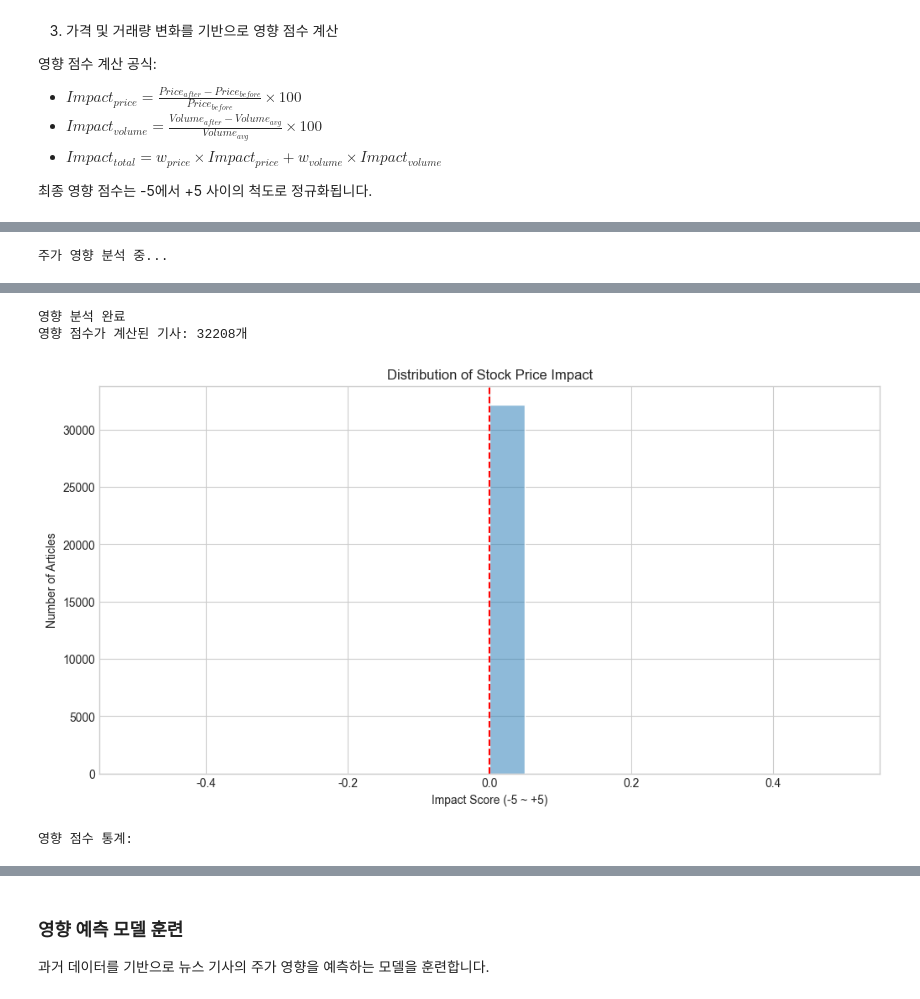
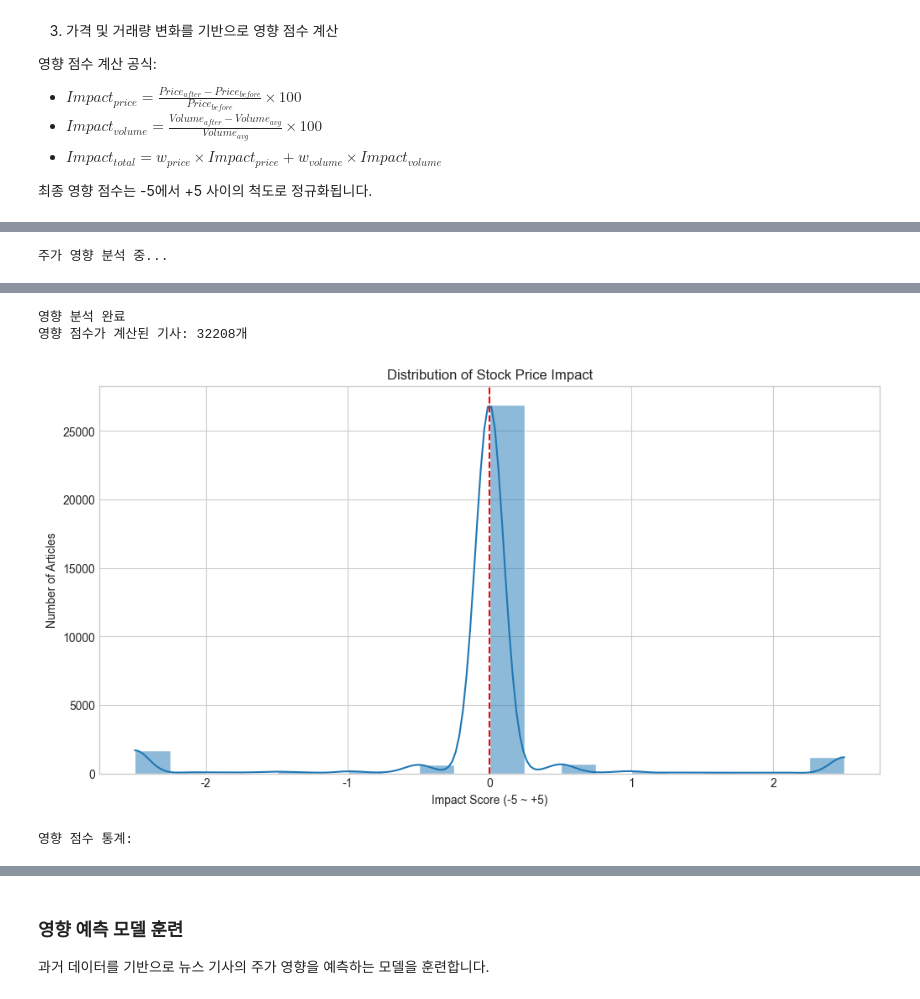
Before and after one commit to Kororu-lab/CLEAR, a Jupyter notebook: CLEAR_demo.ipynb, the cells around one changed output, grey strips where cells are left out. Drawn from its saved outputs; the diff is of its cells as text; code cells hidden in the pictures.

```diff
--- a/CLEAR_demo.ipynb
+++ b/CLEAR_demo.ipynb
@@ -519,14 +533,14 @@ for cluster_id in trending_clusters:
 # 주가 영향 분석기 초기화
 impact_analyzer = StockImpactAnalyzer(
     time_windows=[
-        {"name": "immediate", "hours": 1},
-        {"name": "short_term", "hours": 24},
-        {"name": "medium_term", "days": 3}
+        {"name": "immediate", "days": 0},
+        {"name": "short_term", "days": 1},
+        {"name": "medium_term", "days": 7}
     ],
     impact_thresholds={
-        "high": 0.02,    # 2% 가격 변동
-        "medium": 0.01,  # 1% 가격 변동
-        "low": 0.005     # 0.5% 가격 변동
+        "high": 0.01,    # 2% 가격 변동
+        "medium": 0.005,  # 1% 가격 변동
+        "low": 0.0025     # 0.5% 가격 변동
     },
     use_gpu=True
 )
@@ -564,4 +578,4 @@ display(impact_stats)
 영향 분석 완료
 영향 점수가 계산된 기사: 32208개
-[figure, old version]
+[figure, new version]
 영향 점수 통계:
```
Also changed, not shown: parts of 10 cells of this notebook, 4 other files.
